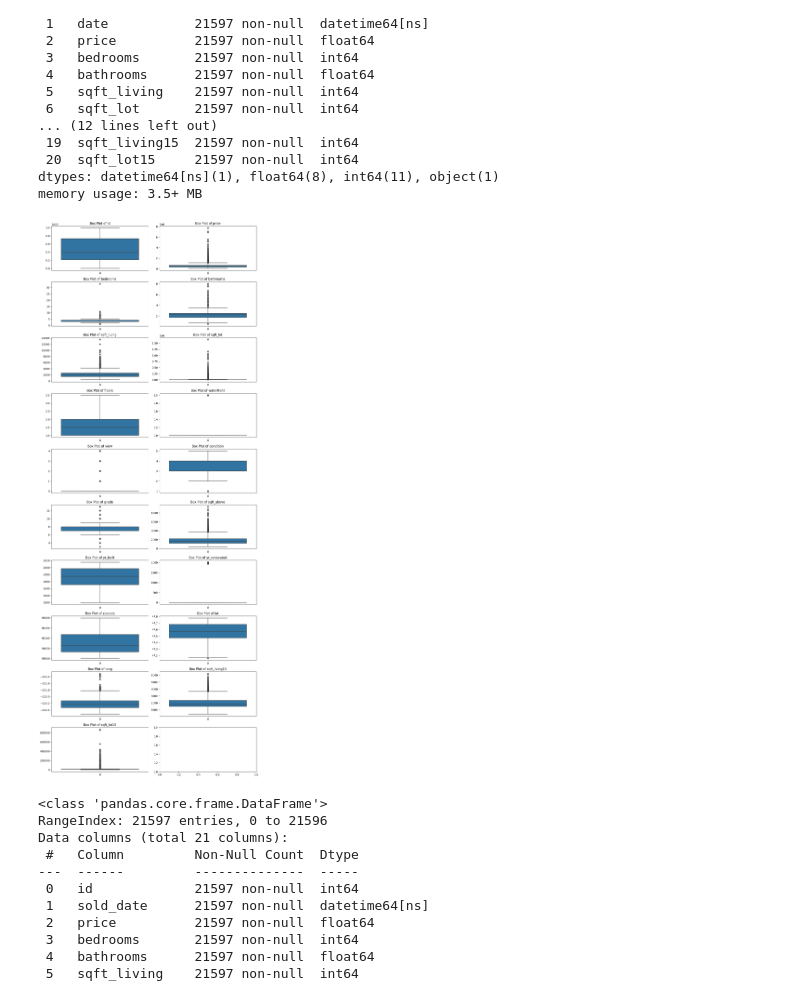
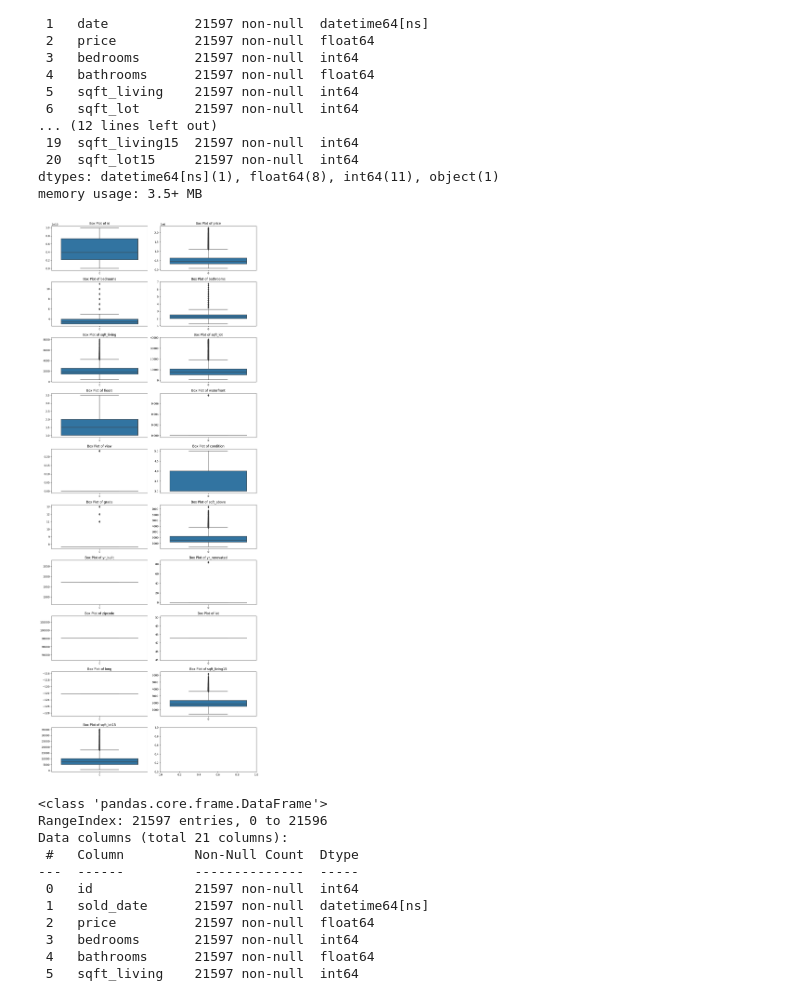
Before and after one commit to alijafarixcs/dsa-eda, a Jupyter notebook: EDA.ipynb, the cells around one changed output. Cells and saved outputs as stored; diff of their text form; code cells hidden in the pictures.

```diff
--- a/EDA.ipynb
+++ b/EDA.ipynb
@@ -101,7 +101,7 @@ def replace_outliers_with_mean(df):
         mean_value = df[col].mean()
 
         # Replace outliers with the mean
-        df[col] = df[col].apply(lambda x: mean_value if x < lower_bound or x > upper_bound else x)
+        df[col] = df[col].apply(lambda x: mean_value if x < 2*lower_bound or x > 2*upper_bound else x)
     return df
 
 # Replace outliers in the DataFrame
@@ -109,19 +109,19 @@ data = replace_outliers_with_mean(df.select_dtypes('number')[:])
 # %%
 fig, axes = plt.subplots(10, 2, figsize=(12, 30))
 
 # Flatten the axes array for easy iteration
 axes = axes.flatten()
 
 # Plot each column in a separate subplot
-for i, col in enumerate(df.select_dtypes('number').columns):
+for i, col in enumerate(data.columns):
     sns.boxplot(data=data[col], ax=axes[i])
     axes[i].set_title(f'Box Plot of {col}')
 
 # Adjust layout
 plt.tight_layout()
 plt.show()
 # %% [output]
-[figure, old version]
+[figure, new version]
 # %%
 df.rename({"date":"sold_date"},axis=1,inplace=True)
 df.info()
```
Also changed, not shown: 3 other files.
